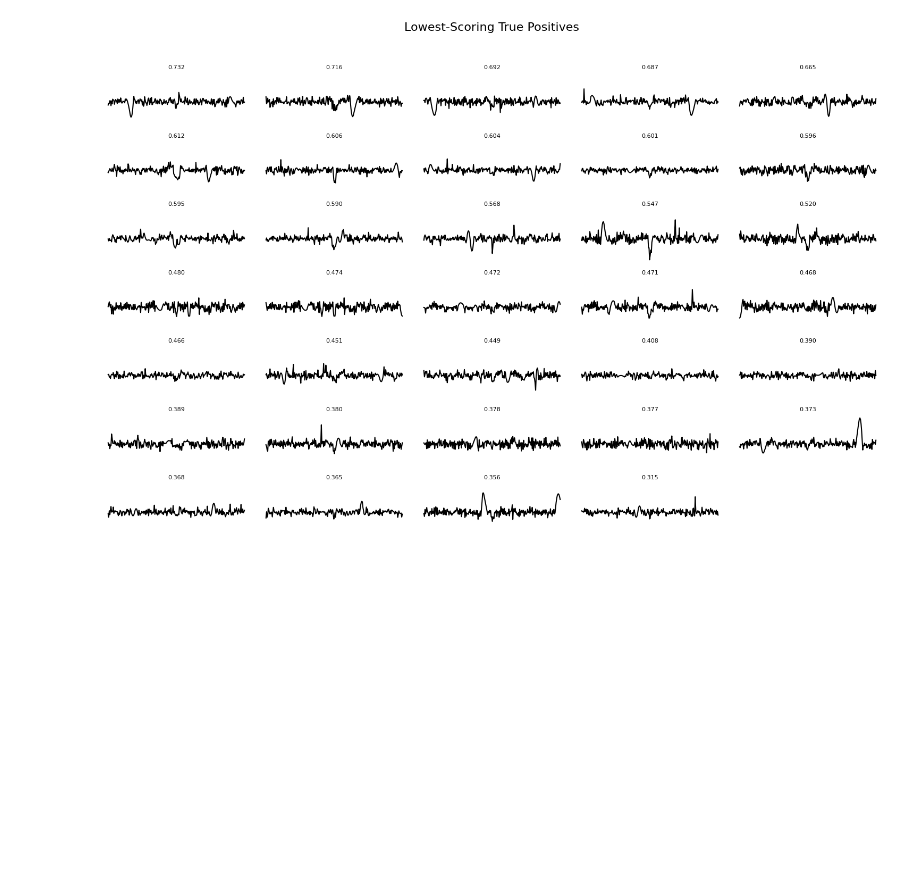
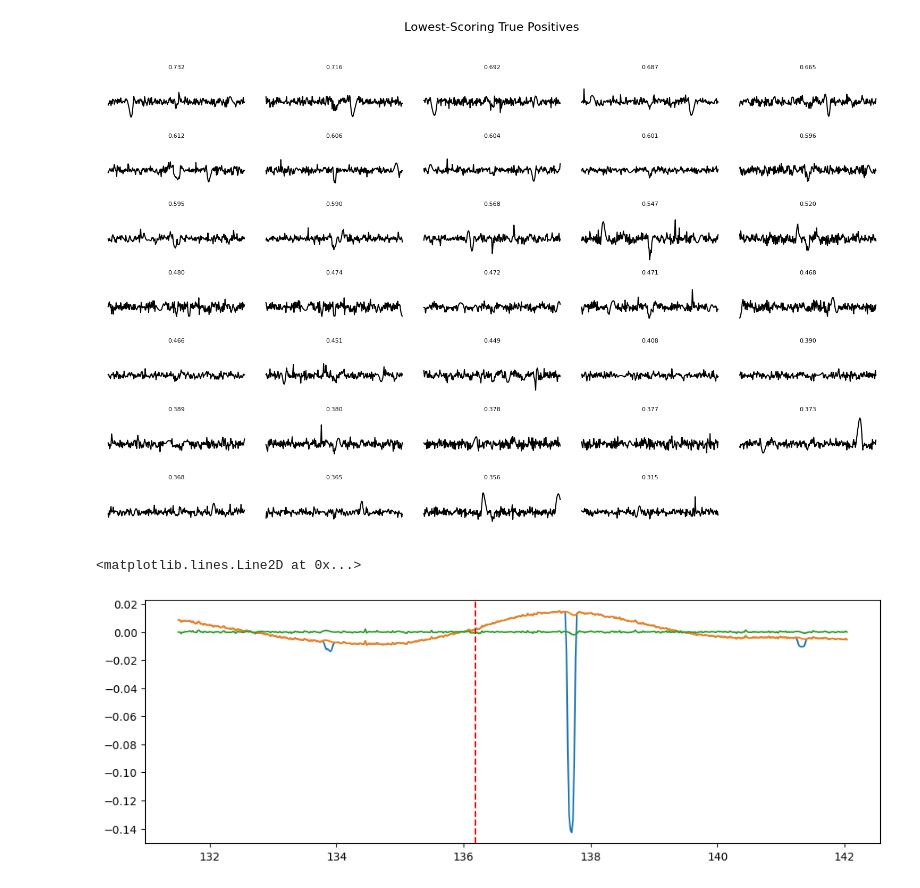
Before and after one commit to sfremy/astro_tools, a Jupyter notebook: prefold_automated.ipynb, the cells around one changed output. Cells and saved outputs as stored; diff of their text form; code cells hidden in the pictures; blank space fills up the shorter version.

```diff
--- a/prefold_automated.ipynb
+++ b/prefold_automated.ipynb
@@ -839,3 +856,12 @@ sorted_segments = high_segments[sorted_indices]
 plot_light_curve_grid(sorted_segments, scores=sorted_scores, title="Lowest-Scoring True Positives")
 # %% [output]
 [figure]
+# %%
+plt.figure(figsize=(12, 4))
+plt.plot(t[:500], f[:500] - 1, label='Original')
+plt.plot(t[:500], flux_corrected_2[:500] - 1, label='Masked')
+plt.plot(t[:500], detrend[:500], label='Detrended')
+plt.axvline(time_dict[kic][0], color='r', linestyle='--', label='Eclipse')
+# %% [output]
+<matplotlib.lines.Line2D at 0x...>
+[figure, added]
```
Also changed, not shown: parts of 7 cells of this notebook, 1 other file.
